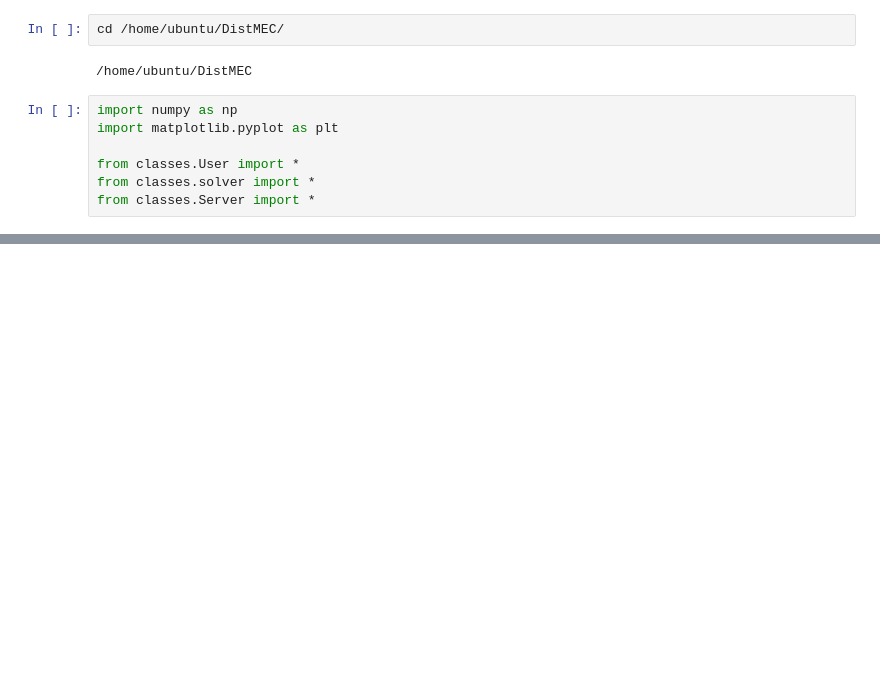
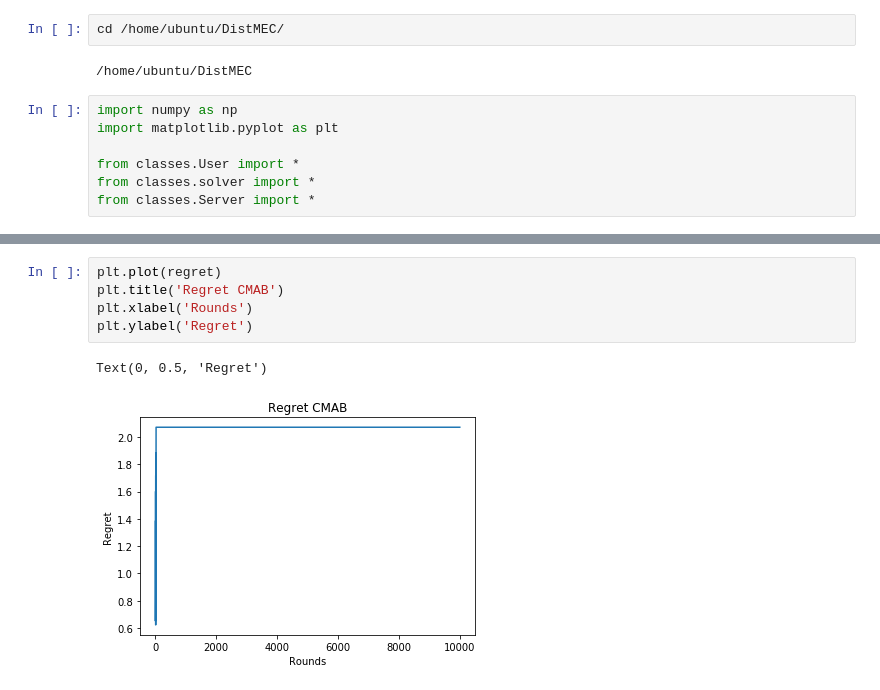
Before and after one commit to tj-kim/DistMEC, a Jupyter notebook: jupyter_notebooks/22_04_25 Distributed Solver.ipynb, the cells around one changed output, grey strips where cells are left out. Cells and saved outputs as stored; diff of their text form; blank space fills up the shorter version.

```diff
--- a/jupyter_notebooks/22_04_25 Distributed Solver.ipynb
+++ b/jupyter_notebooks/22_04_25 Distributed Solver.ipynb
@@ -125,0 +200,8 @@ for t in range(i+1, T):
+# %%
+plt.plot(regret)
+plt.title('Regret CMAB')
+plt.xlabel('Rounds')
+plt.ylabel('Regret')
+# %% [output]
+Text(0, 0.5, 'Regret')
+[figure, added]
```
Also changed, not shown: parts of 18 cells of this notebook, 2 other files.
